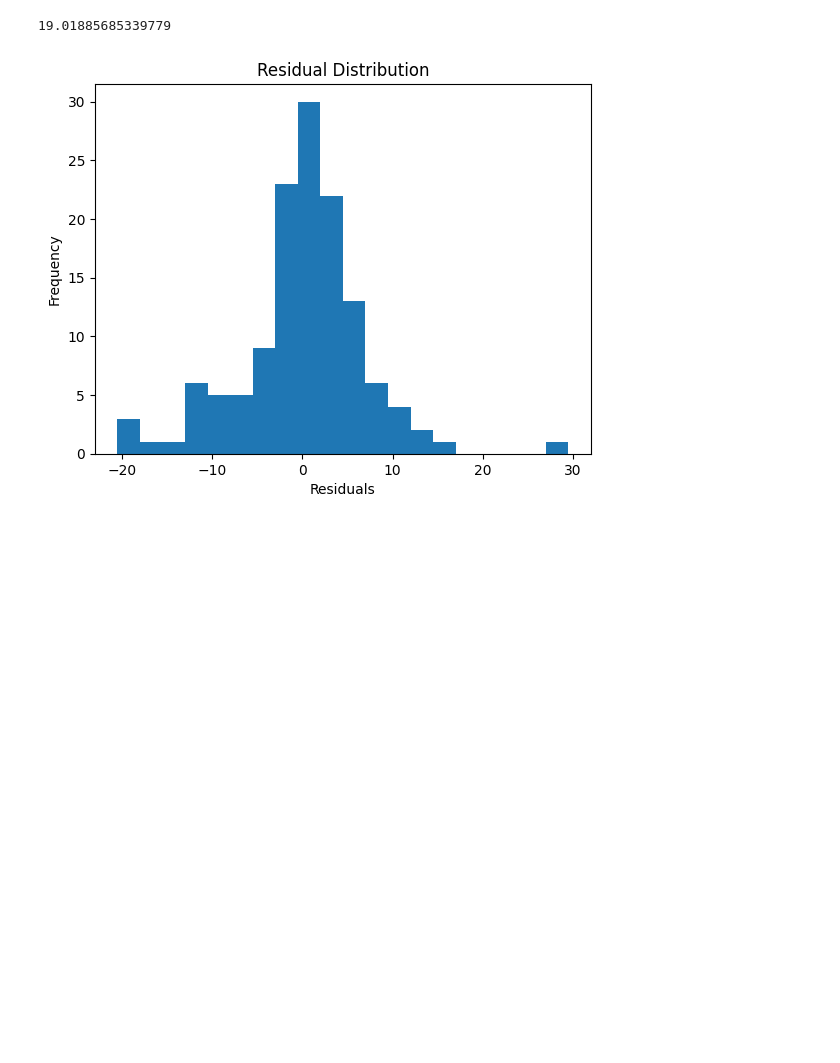
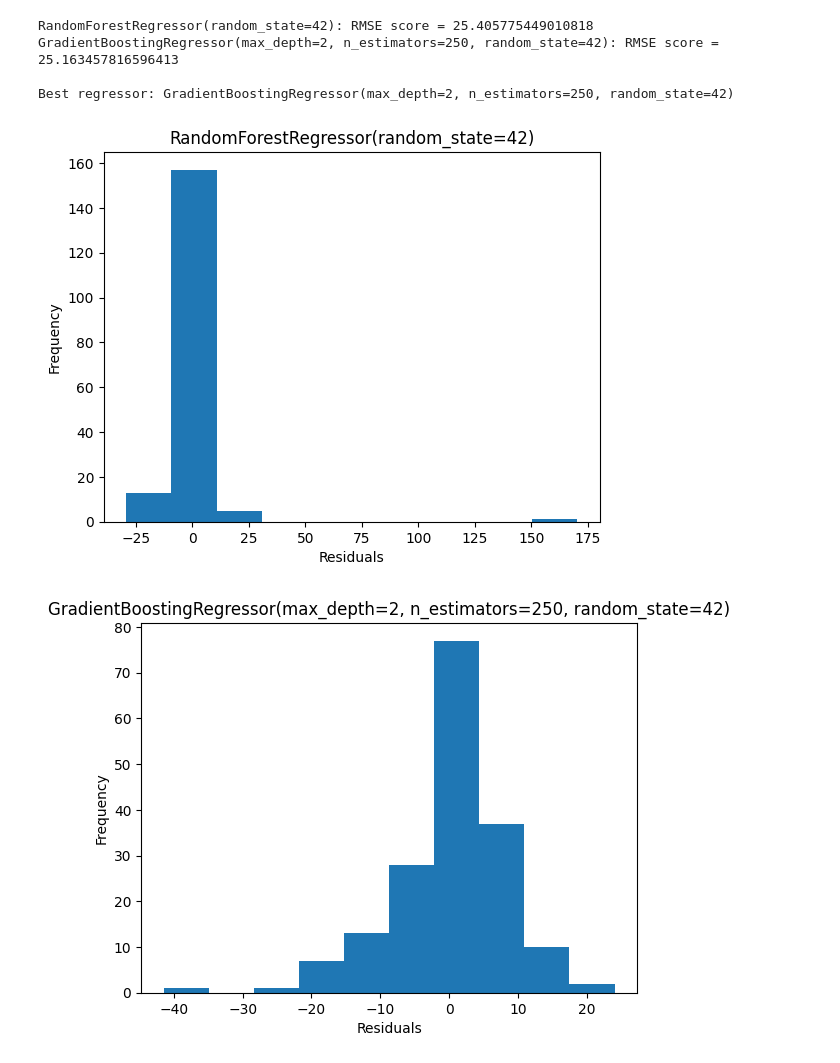
Before and after one commit to SENG-499-Company-3/algorithm-2, a Jupyter notebook: app/algorithm/model_analysis.ipynb, the cells around one changed output. Cells and saved outputs as stored; diff of their text form; code cells hidden in the pictures; blank space fills up the shorter version.

Commit message:
Evaluated GradientBoost using GridSearch + hot swappable regressors

```diff
--- a/app/algorithm/model_analysis.ipynb
+++ b/app/algorithm/model_analysis.ipynb
@@ -54,7 +51,7 @@ log_pipeline = Pipeline([
 ])
 
 basen_pipeline = Pipeline([
-    ('base_encoder', ce.BaseNEncoder(base=2, cols=basen_attribs))
+    ('base_encoder', ce.BaseNEncoder(base=14, cols=basen_attribs))
 ])
 
 preprocessing = ColumnTransformer([
@@ -76,24 +73,46 @@ array(['Class Yr', 'Term Yr', 'Term_Fall', 'Term_Spring', 'Term_Summer',
-# %%
-forest_reg = make_pipeline(preprocessing, RandomForestRegressor(random_state=42))
-forest_reg.fit(enrollment, enrollment_labels)
-
-forest_predictions = forest_reg.predict(enrollment)
-
-forest_rmses = -cross_val_score(forest_reg,
-                                enrollment,
-                                enrollment_labels,
-                                scoring="neg_root_mean_squared_error",
-                                cv=10)
-
-np.mean(forest_rmses)
-# %% [output]
-19.01885685339779
+# %%
+from sklearn.tree import DecisionTreeRegressor
+from sklearn.ensemble import RandomForestRegressor
+from sklearn.ensemble import GradientBoostingRegressor
+
+regressors = [
+    RandomForestRegressor(random_state=42),
+    GradientBoostingRegressor(random_state=42, max_depth=2, n_estimators=250, learning_rate=0.1),
+]
+
+evaluation_metrics = {}
+for idx, regressor in enumerate(regressors):
+    curr_regressor = make_pipeline(preprocessing, regressor)
+    curr_regressor.fit(enrollment, enrollment_labels)
+
+    predictions = curr_regressor.predict(enrollment)
+
+    rmses = -cross_val_score(curr_regressor,
+                             enrollment,
+                             enrollment_labels,
+                             scoring="neg_root_mean_squared_error",
+                             cv=10)
+
+    evaluation_metrics[str(regressors[idx])] = [np.mean(rmses), predictions, curr_regressor]
+
+for regressor, out_tuple in evaluation_metrics.items():
+    print(f"{regressor}: RMSE score = {out_tuple[0]}")
+
+best_regressor = min(evaluation_metrics, key=evaluation_metrics.get)
+print(f"\nBest regressor: {best_regressor}")
+# %% [output]
+RandomForestRegressor(random_state=42): RMSE score = 25.405775449010818
+GradientBoostingRegressor(max_depth=2, n_estimators=250, random_state=42): RMSE score = 25.163457816596413
+
+Best regressor: GradientBoostingRegressor(max_depth=2, n_estimators=250, random_state=42)
 # %%
-residuals = enrollment_labels - forest_predictions
-plt.hist(residuals, bins=20)
-plt.xlabel("Residuals")
-plt.ylabel("Frequency")
-plt.title("Residual Distribution")
-plt.show()
+for regressor, out_tuple in evaluation_metrics.items():
+    residuals = enrollment_labels - out_tuple[1]
+    plt.hist(residuals)
+    plt.xlabel("Residuals")
+    plt.ylabel("Frequency")
+    plt.title(f"{regressor}")
+    plt.show()
 # %% [output]
-[figure, old version]
+[figure, new version]
+[figure, added]
```
Also changed, not shown: parts of 10 cells of this notebook, 2 other files.
